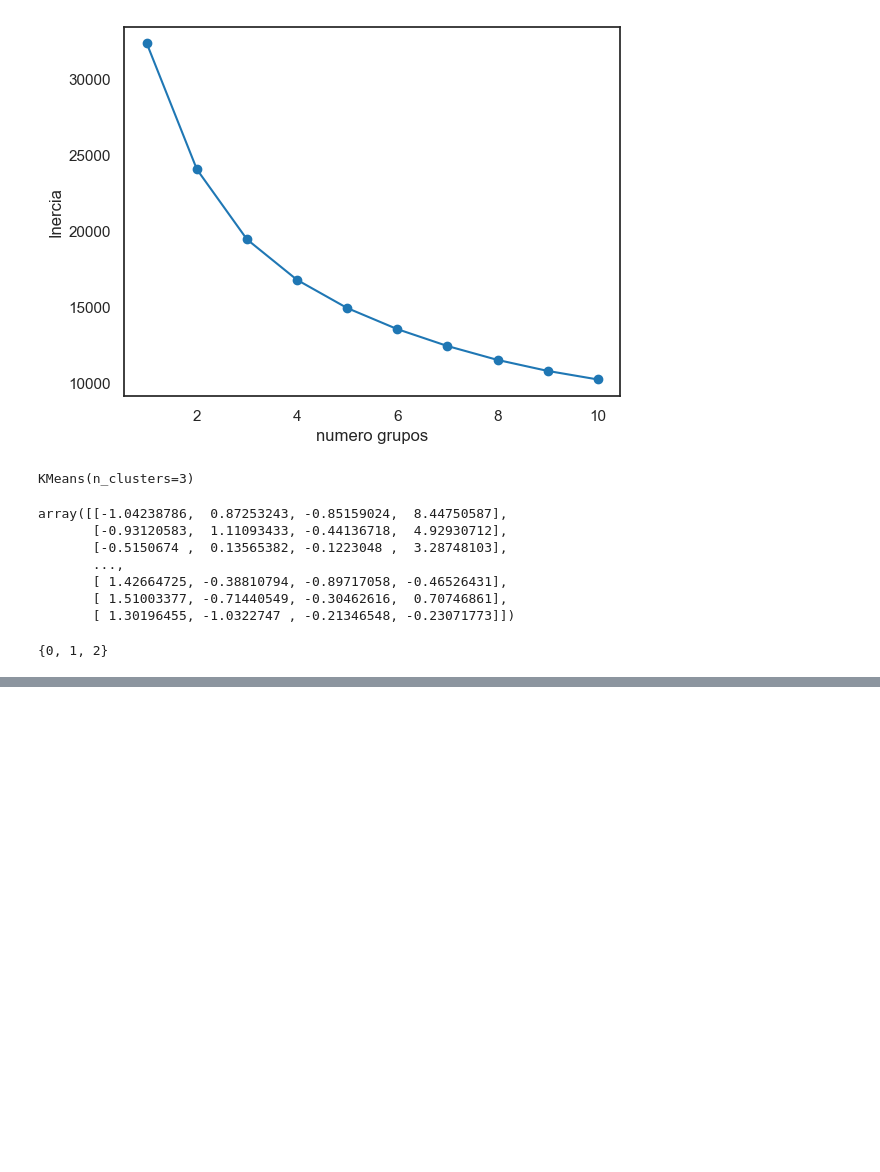
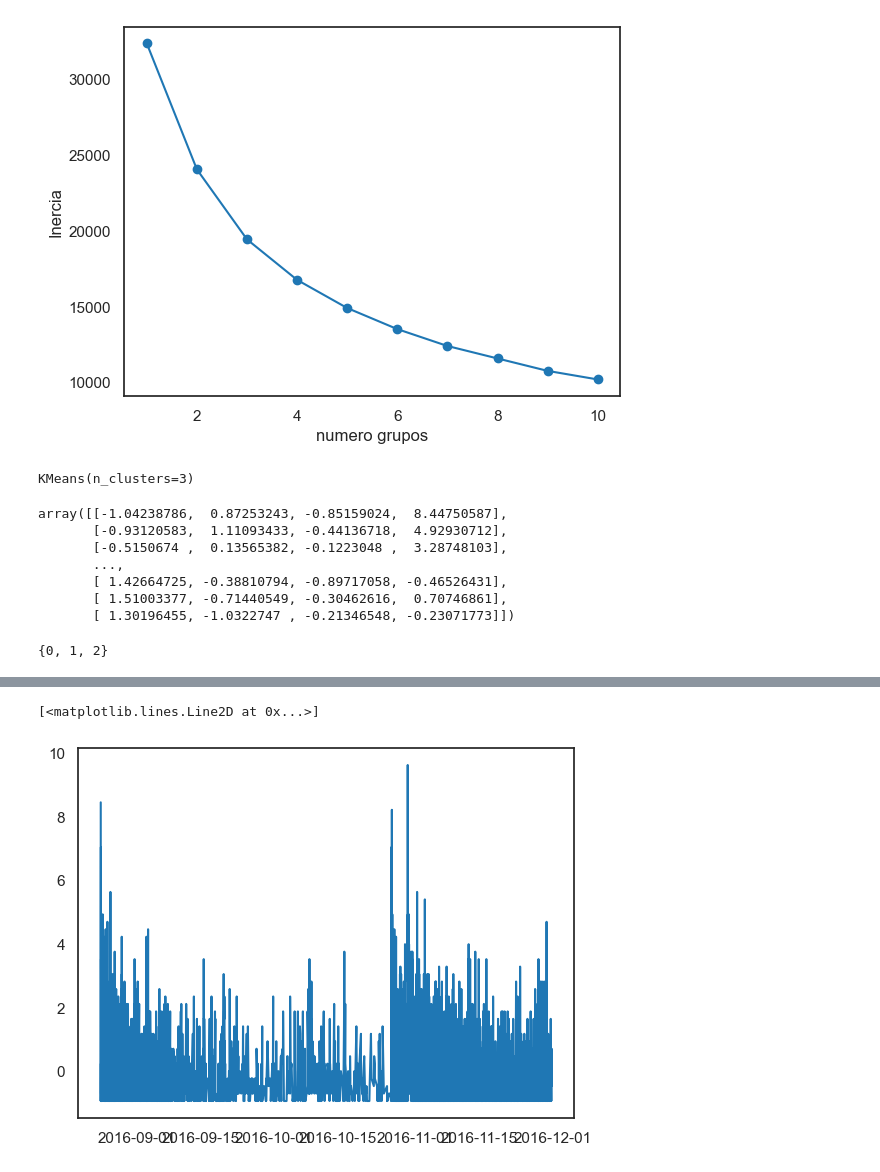
Before and after one commit to MrBloom911/SismicOperations, a Jupyter notebook: ProyectoComp2.ipynb, the cells around one changed output, grey strips where cells are left out. Saved outputs shown, nothing was run; the diff lists cells and outputs as text; code cells hidden in the pictures; blank space fills up the shorter version.

```diff
--- a/ProyectoComp2.ipynb
+++ b/ProyectoComp2.ipynb
@@ -247,0 +247,5 @@ plt.rcParams['figure.figsize'] = plt.rcParamsDefault['figure.figsize']
+# %%
+plt.plot(dfNL['Time'],dfNL['MagnitudNorm'])
+# %% [output]
+[<matplotlib.lines.Line2D at 0x...>]
+[figure, added]
```
Also changed, not shown: parts of 9 cells of this notebook, 1 other file.
